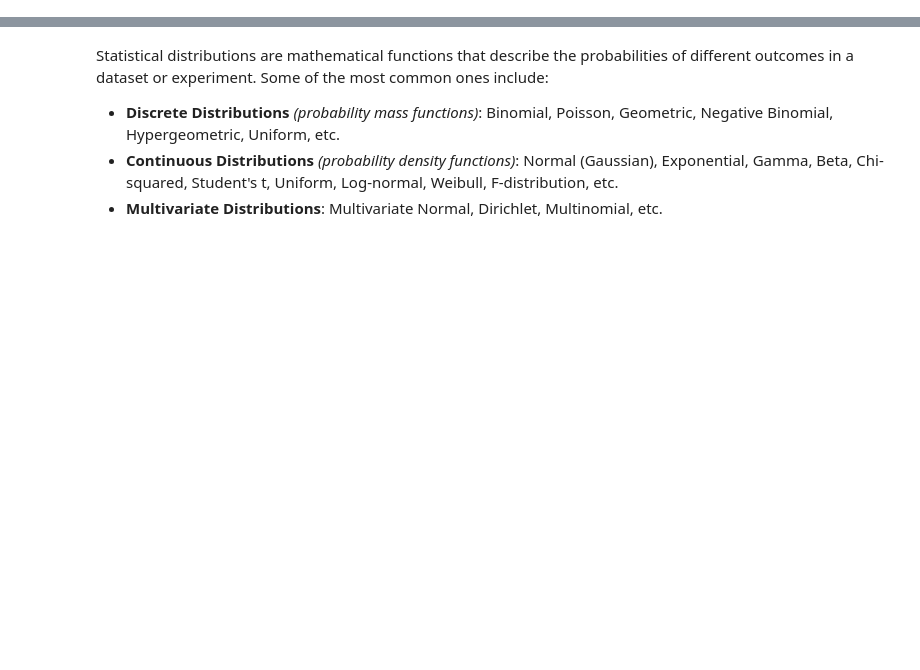
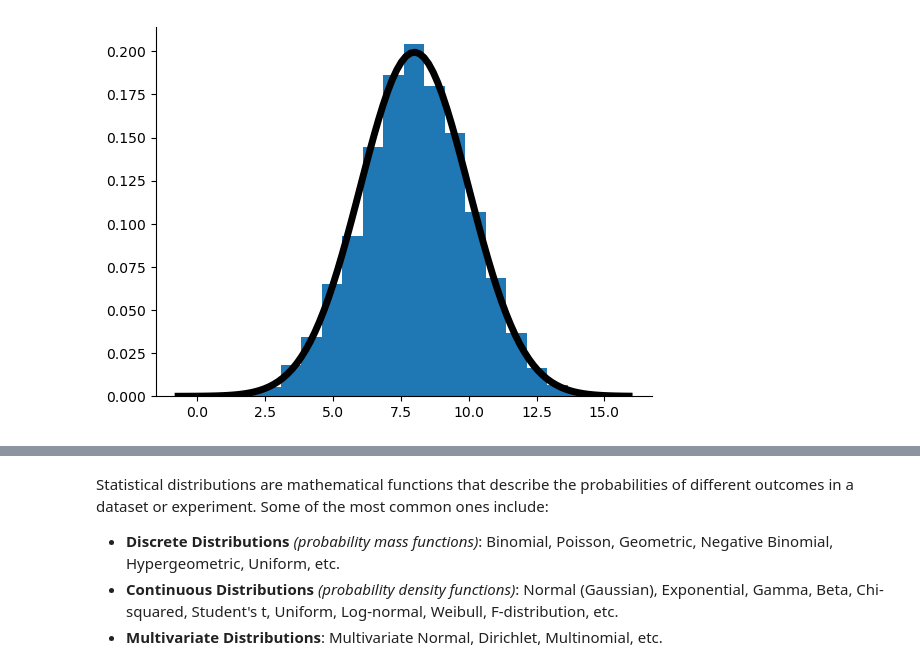
Before and after one commit to torederu/NYC-DS-080723, a Jupyter notebook: Phase2/Notes.ipynb, the cells around one changed output, grey strips where cells are left out. Cells and saved outputs as stored; diff of their text form; code cells hidden in the pictures; blank space fills up the shorter version.

```diff
--- a/Phase2/Notes.ipynb
+++ b/Phase2/Notes.ipynb
@@ -0,0 +16,19 @@
+# %%
+mu = 8           # mean
+sigma = 2        # standard deviation
+num_samples = 10000  # number of data points
+
+# Generate normally distributed data
+data = np.random.normal(mu, sigma, num_samples)
+
+# Plot histogram
+plt.hist(data, bins=20, density=True)
+
+# Optional: Plotting the standard normal distribution curve over the histogram
+xmin, xmax = plt.xlim()
+x = np.linspace(xmin, xmax, 100)
+p = (1/(sigma*np.sqrt(2*np.pi)))*np.exp(-(x-mu)**2/(2*sigma**2))
+plt.plot(x, p, 'k', linewidth=5, color='k')
+sns.despine()
+# %% [output]
+[figure, added]
```
Also changed, not shown: parts of 10 cells of this notebook, 1 other file.
